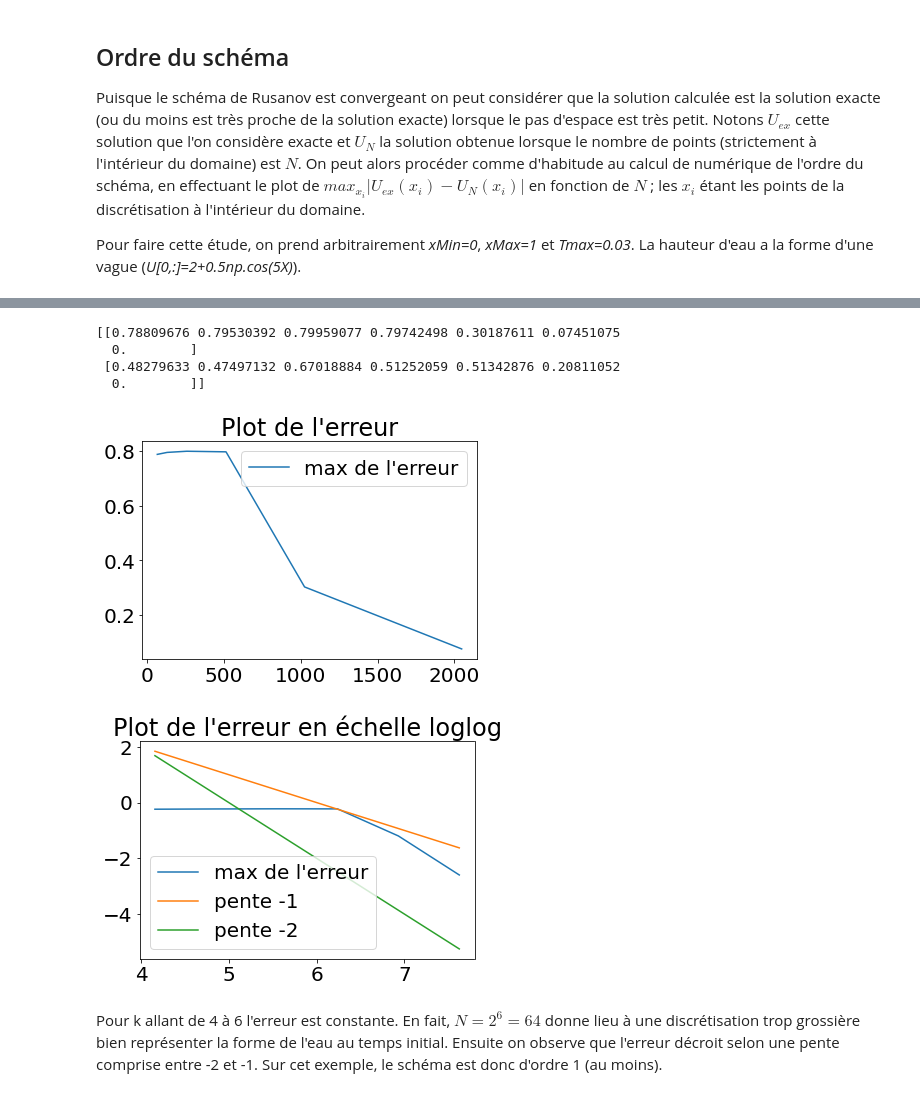
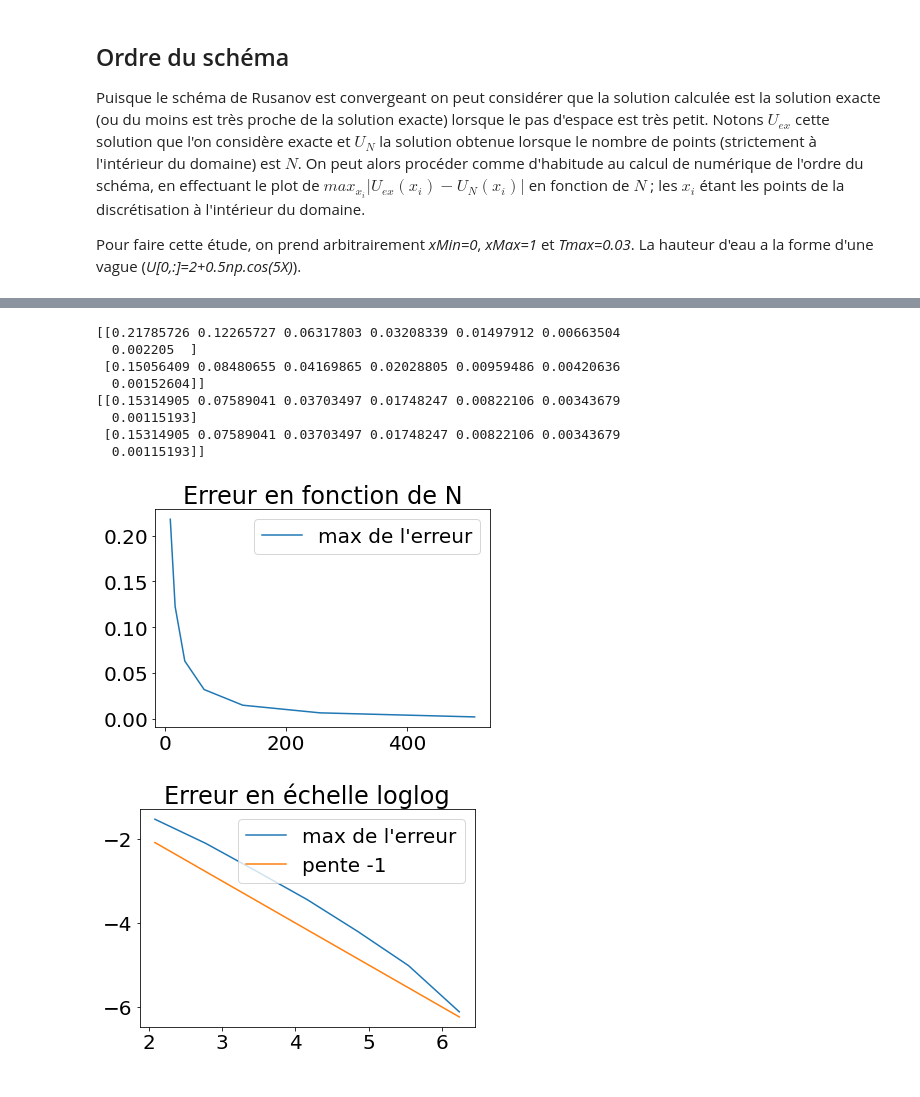
Before and after one commit to R0mainPinguet/Memoire-recherche, a Jupyter notebook: Implementation_1D_Fond.ipynb, the cells around one changed output, grey strips where cells are left out. Cells and saved outputs as stored; diff of their text form; code cells hidden in the pictures.

```diff
--- a/Implementation_1D_Fond.ipynb
+++ b/Implementation_1D_Fond.ipynb
@@ -386,25 +394,30 @@ for k in range(6, l+1):
-# %%
-print(L)
-# %% [output]
-[[0.78809676 0.79530392 0.79959077 0.79742498 0.30187611 0.07451075
-  0.        ]
- [0.48279633 0.47497132 0.67018884 0.51252059 0.51342876 0.20811052
-  0.        ]]
+# %%
+print(L1)
+print(L2)
+# %% [output]
+[[0.21785726 0.12265727 0.06317803 0.03208339 0.01497912 0.00663504
+  0.002205  ]
+ [0.15056409 0.08480655 0.04169865 0.02028805 0.00959486 0.00420636
+  0.00152604]]
+[[0.15314905 0.07589041 0.03703497 0.01748247 0.00822106 0.00343679
+  0.00115193]
+ [0.15314905 0.07589041 0.03703497 0.01748247 0.00822106 0.00343679
+  0.00115193]]
 # %%
-plt.plot(2**np.arange(6, l),L[0][:-1], label="max de l'erreur")
-plt.title("Plot de l'erreur")
+plt.plot(2**np.arange(3, l), L1[0][:], label="max de l'erreur")
+#plt.plot(2**np.arange(3, l-1), L2[0][:-1], label="erreur $L^2$")
+plt.title("Erreur en fonction de N")
 plt.legend()
+plt.savefig("erreur.pdf")
 plt.show()
 # %% [output]
-[figure, old version]
+[figure, new version]
-# %%
-plt.plot(np.log(2**np.arange(6, l)),np.log(L[0][:-1]), label="max de l'erreur")
-plt.plot(np.log(2**np.arange(6, l)), 6-np.log(2**np.arange(6, l)), label='pente -1')
-plt.plot(np.log(2**np.arange(6, l)), 10-2*np.log(2**np.arange(6, l)), label='pente -2')
-plt.title("Plot de l'erreur en échelle loglog")
-plt.legend()
-plt.show()
-# %% [output]
-[figure, removed]
-# %% [markdown]
-Pour k allant de 4 à 6 l'erreur est constante. En fait, $N=2^6=64$ donne lieu à une discrétisation trop grossière bien représenter la forme de l'eau au temps initial. Ensuite on observe que l'erreur décroit selon une pente comprise entre -2 et -1. Sur cet exemple, le schéma est donc d'ordre 1 (au moins).
+# %%
+plt.plot(np.log(2**np.arange(3, l)), np.log(L1[0][:]), label="max de l'erreur")
+plt.plot(np.log(2**np.arange(3, l)), -np.log(2**np.arange(3, l)), label='pente -1')
+plt.title("Erreur en échelle loglog")
+plt.legend()
+plt.savefig("erreurLogLog.pdf")
+plt.show()
+# %% [output]
+[figure, added]
```
Also changed, not shown: parts of 3 cells of this notebook.
